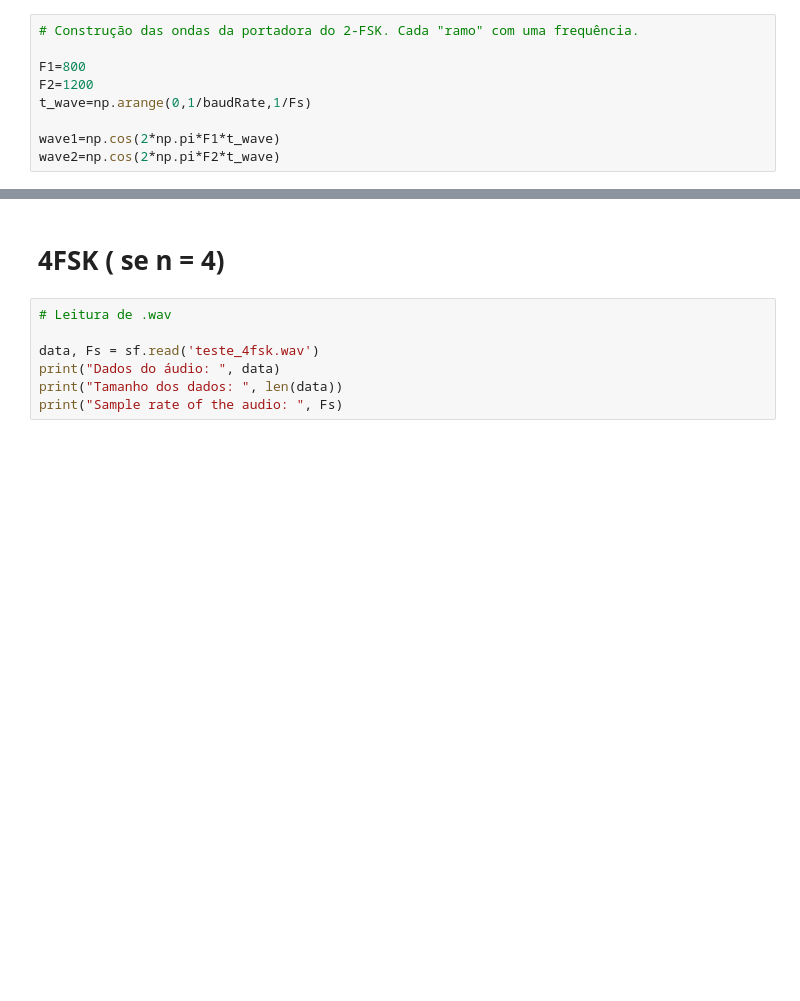
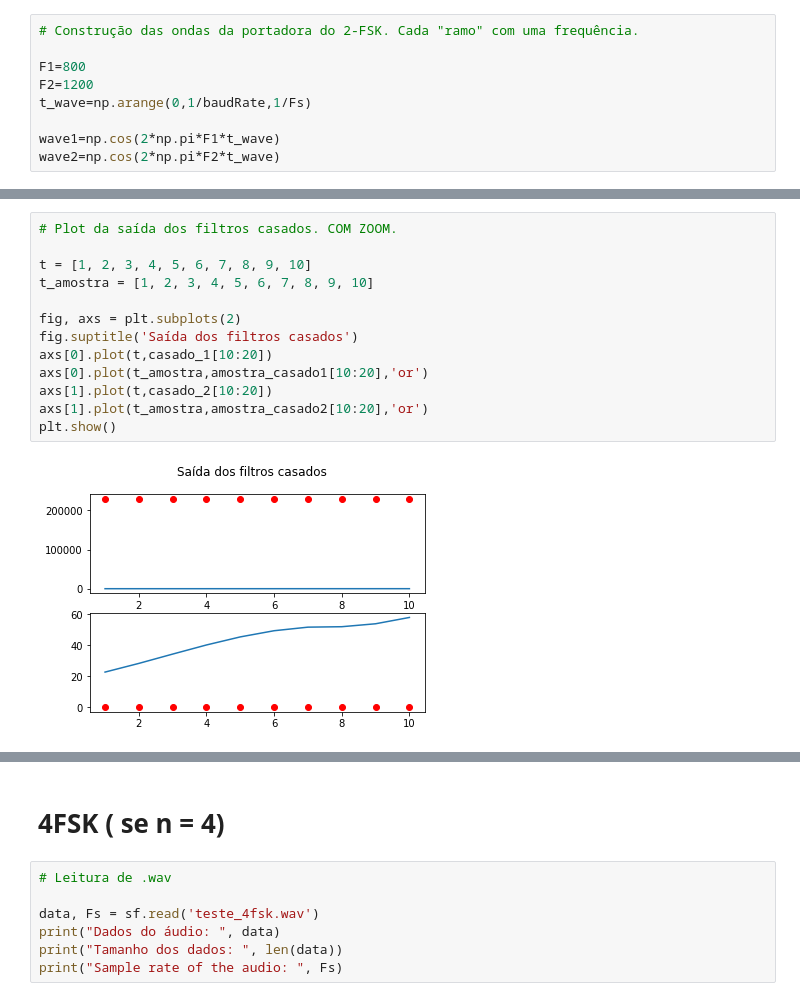
Before and after one commit to Saraso1408/Modem, a Jupyter notebook: Detector_v3.ipynb, the cells around one changed output, grey strips where cells are left out. Saved outputs shown, nothing was run; the diff lists cells and outputs as text; blank space fills up the shorter version.

```diff
--- a/Detector_v3.ipynb
+++ b/Detector_v3.ipynb
@@ -259,3 +279,18 @@ fig.savefig('saida_casada.png')
+# %%
+# Plot da saída dos filtros casados. COM ZOOM.
+
+t = [1, 2, 3, 4, 5, 6, 7, 8, 9, 10]
+t_amostra = [1, 2, 3, 4, 5, 6, 7, 8, 9, 10]
+
+fig, axs = plt.subplots(2)
+fig.suptitle('Saída dos filtros casados')
+axs[0].plot(t,casado_1[10:20])
+axs[0].plot(t_amostra,amostra_casado1[10:20],'or')
+axs[1].plot(t,casado_2[10:20])
+axs[1].plot(t_amostra,amostra_casado2[10:20],'or')
+plt.show()
+# %% [output]
+[figure, added]
 # %%
 # debug
 
```
Also changed, not shown: parts of 31 cells of this notebook.
